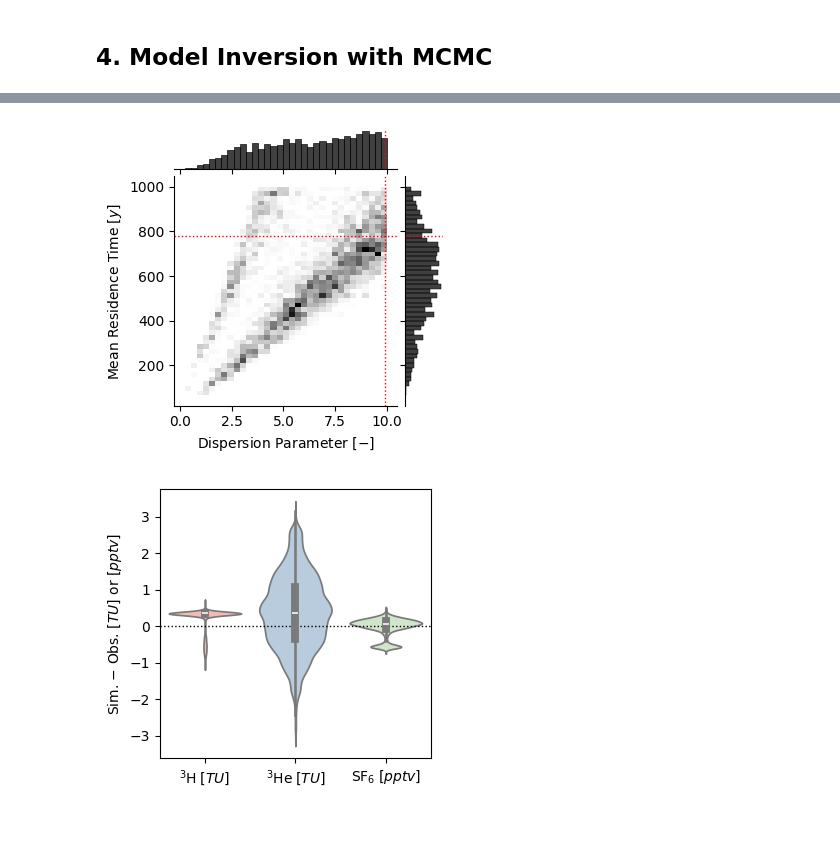
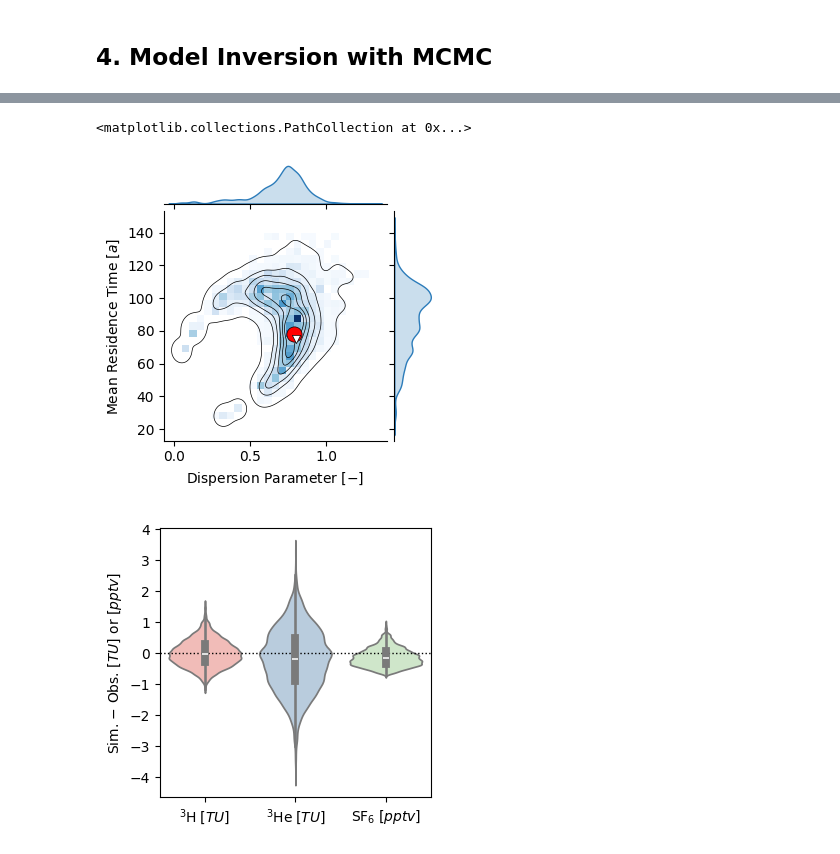
Before and after one commit to iGW-TU-Dresden/PyTracerLab, a Jupyter notebook: docs/examples/example_08.ipynb, the cells around one changed output, grey strips where cells are left out. Cells and saved outputs as stored; diff of their text form; code cells hidden in the pictures; blank space fills up the shorter version.

```diff
--- a/docs/examples/example_08.ipynb
+++ b/docs/examples/example_08.ipynb
@@ -107,7 +108,7 @@ m = ism.Model(
     production=[False, True, False],
     steady_state_input=[3., 3., 0.], # this is the true value
     n_warmup_half_lives=10,
-    n_warmup_steps=100
+    n_warmup_steps=5000
 )
 
 # add a dispersion model unit
@@ -298,8 +330,8 @@ axs[1].grid(True, alpha=0.3)
 solver = ism.Solver(m)
 # run MCMC
 res = solver.dream_sample(
-    n_samples=5000, # effective samples after burn-in and thinning
-    burn_in=5000,
+    n_samples=2000, # effective samples after burn-in and thinning
+    burn_in=2000,
     thin=1,
     sigma=[1., 1., 0.5],
     random_state=42,
@@ -329,23 +361,31 @@ Text(0.5, 0, 'Steps')
 # %%
 # make dict from sample array
 sample_df = pd.DataFrame({
-    "DP": res["samples"][::1, 0],
-    "MTT": res["samples"][::1, 1],
+    "DP": res["samples"][:, 0],
+    "MTT": res["samples"][:, 1],
 })
 
-# p = sns.jointplot(sample_df, x="DP", y="MTT", kind="kde", height=3.5, cmap="binary",
-#               fill=True, levels=7, linewidths=2., thresh=0.02,
-#               marginal_kws={"color": "k", "fill": True})
-p = sns.jointplot(sample_df, x="DP", y="MTT", kind="hist", height=3.5, cmap="binary",
-              fill=True, thresh=0.02,
-              marginal_kws={"color": "k", "fill": True})
-# p.plot_joint(sns.kdeplot, color="k", zorder=10000, levels=7, linewidths=0.5, thresh=0.02)
-p.refline(x=res["posterior_map"]["dm.DP"], y=res["posterior_map"]["dm.mtt"], color="r", lw=1., ls=":")
-p.set_axis_labels(r"Dispersion Parameter $ [-] $", r"Mean Residence Time $ [y] $")
+cmap = mpl.colormaps["Blues"]
+colors = cmap(np.linspace(0, 1, 32))
+c_blue = colors[22]
 
-plt.savefig("joint_posterior_benchmark.png", dpi=600)
+bins = 25
+
+p = sns.jointplot(sample_df, x="DP", y="MTT", kind="kde", height=3.5, color="k", #cmap="Blues",
+              fill=False, levels=7, linewidths=.5, thresh=0.02, zorder=100,
+              marginal_kws={"color": c_blue, "fill": True})
+p.plot_joint(sns.histplot, cmap="Blues", zorder=10, bins=bins)
+p.set_axis_labels(r"Dispersion Parameter $ [-] $", r"Mean Residence Time $ [a] $")
+
+ax = plt.gca()
+ax.scatter([res["posterior_map"]["dm.DP"]], [res["posterior_map"]["dm.mtt"]], s=120,
+           color="r", lw=.5, zorder=1000000, marker="o", edgecolor="k")
+ax.scatter([0.8], [75.3], s=35, color="w", lw=.5, zorder=1000000, marker="v", edgecolor="k")
+
+plt.savefig("joint_posterior_benchmark_2.png", dpi=600)
 # %% [output]
+<matplotlib.collections.PathCollection at 0x...>
-[figure, old version]
+[figure, new version]
 # %%
 # Get indices of time series that have observations (shared across all)
 obs_indices = np.arange(len(timestamps))[~np.isnan(obs_series).any(axis=1)]
@@ -366,4 +406,4 @@ ax.set_ylabel(r"Sim. $ - $ Obs. $  [TU] $ or $ [pptv] $")
 
 plt.savefig("errors_benchmark.png", dpi=600)
 # %% [output]
-[figure, old version]
+[figure, new version]
```
Also changed, not shown: parts of 6 cells of this notebook, 8 other files.
